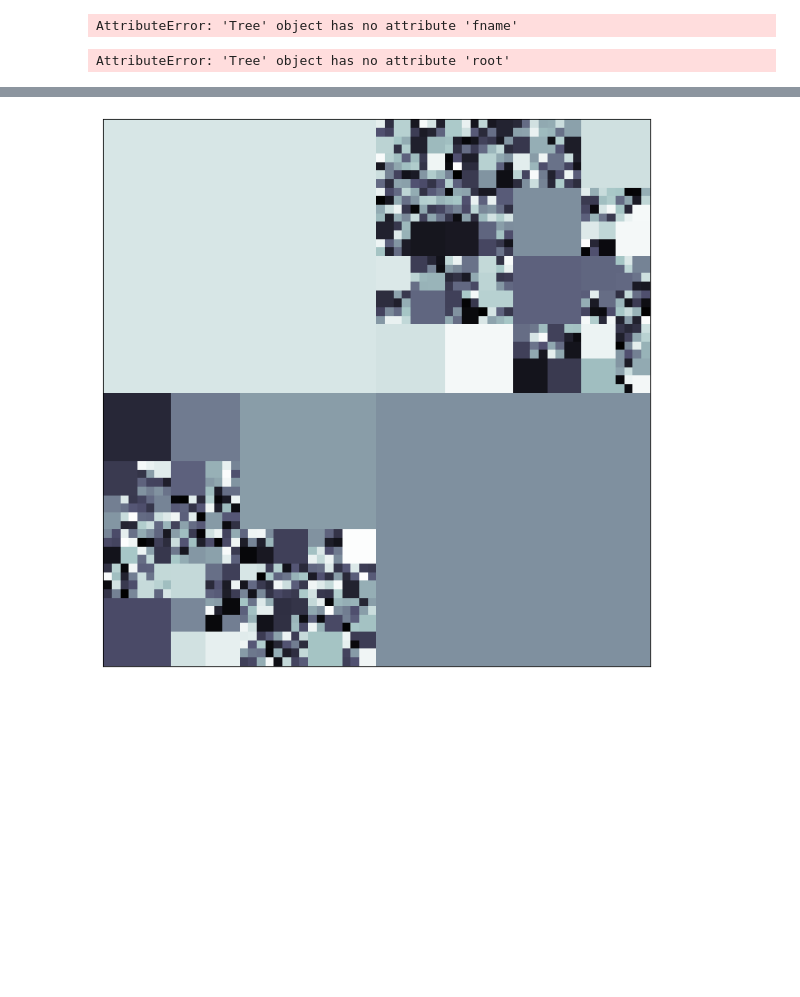
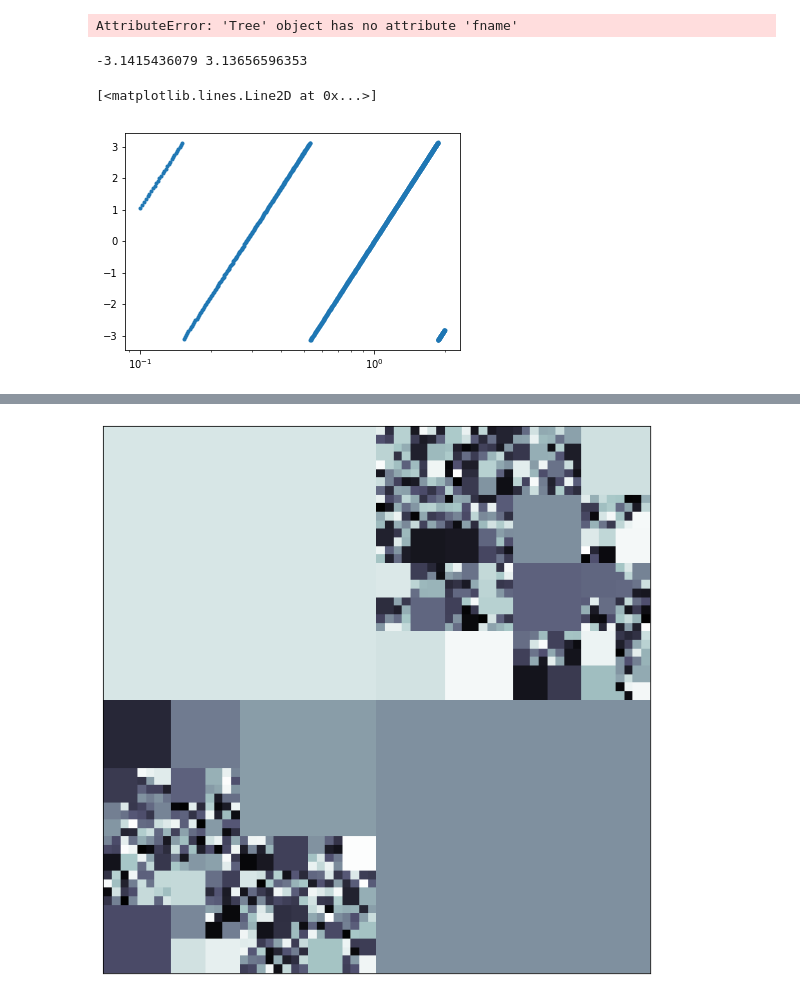
Before and after one commit to adamdempsey90/QuadTreeAMR, a Jupyter notebook: notebook/QuadTreeAMR.ipynb, the cells around one changed output, grey strips where cells are left out. Drawn from its saved outputs; the diff is of its cells as text; code cells hidden in the pictures; blank space fills up the shorter version.

```diff
--- a/notebook/QuadTreeAMR.ipynb
+++ b/notebook/QuadTreeAMR.ipynb
@@ -366,0 +363,4 @@ array(108.12323609997449)
+# %%
+res=[[(0,0),(0,1),(0,2)],[(1,0),(1,1),(1,2)],[(2,0),(2,1),(2,2)]]
+for r in [i for x in res for i in x]:
+    print(r)
@@ -905,7 +999,26 @@ t = Tree()
 t.build()
 # %% [output]
 AttributeError: 'Tree' object has no attribute 'fname'
-# %%
-t.root
-# %% [output]
-AttributeError: 'Tree' object has no attribute 'root'
+# %%
+def mod_2pi(y):
+    s = y.shape
+    res = y.ravel().copy()
+    for i,x in enumerate(res.ravel()):
+        while x > np.pi:
+            x -= 2*np.pi
+        while x < -np.pi:
+            x += 2*np.pi
+        res[i] = x
+#     res = res % 2*np.pi
+#     ind = res < 0
+#     res[ind] += 2*np.pi
+    res = res.reshape(s)
+    print(res.min(),res.max())
+    return res
+# %%
+logspiral = lambda r,a,b: mod_2pi(np.log(r/a)/b)
+plt.semilogx(np.linspace(.1,2,1000),logspiral(np.linspace(.1,2,1000),1.,.2),'.')
+# %% [output]
+-3.1415436079 3.13656596353
+[<matplotlib.lines.Line2D at 0x...>]
+[figure, added]
```
Also changed, not shown: parts of 15 cells of this notebook, 1 other file.
